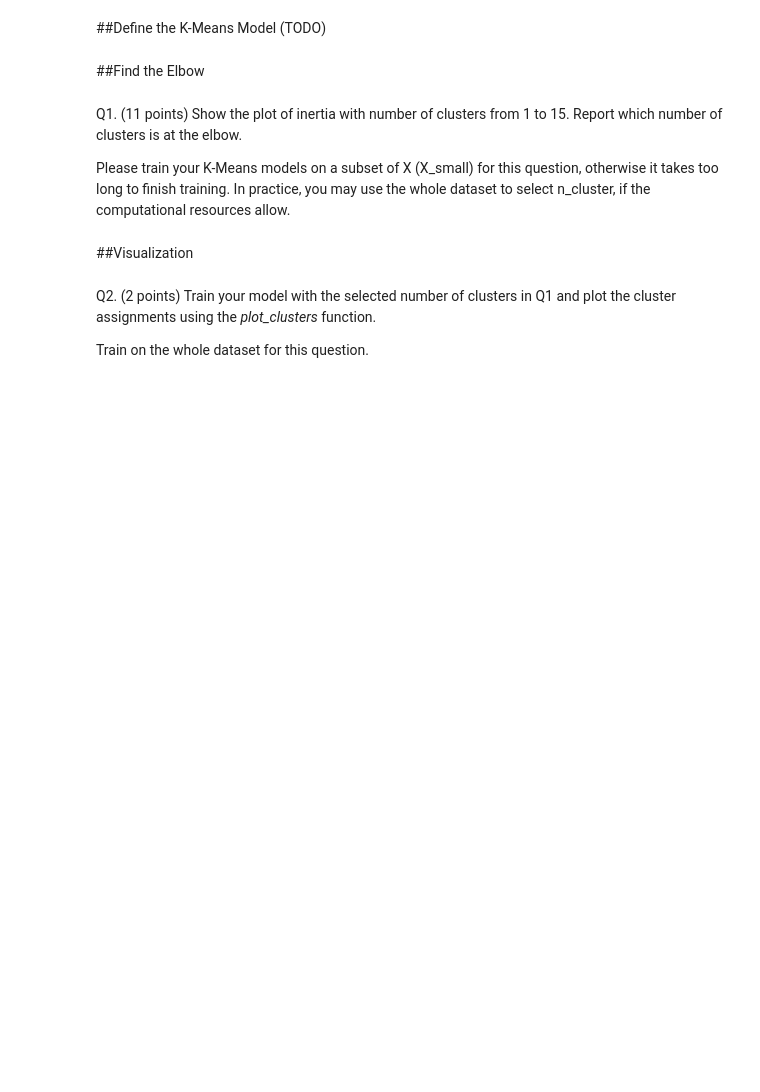
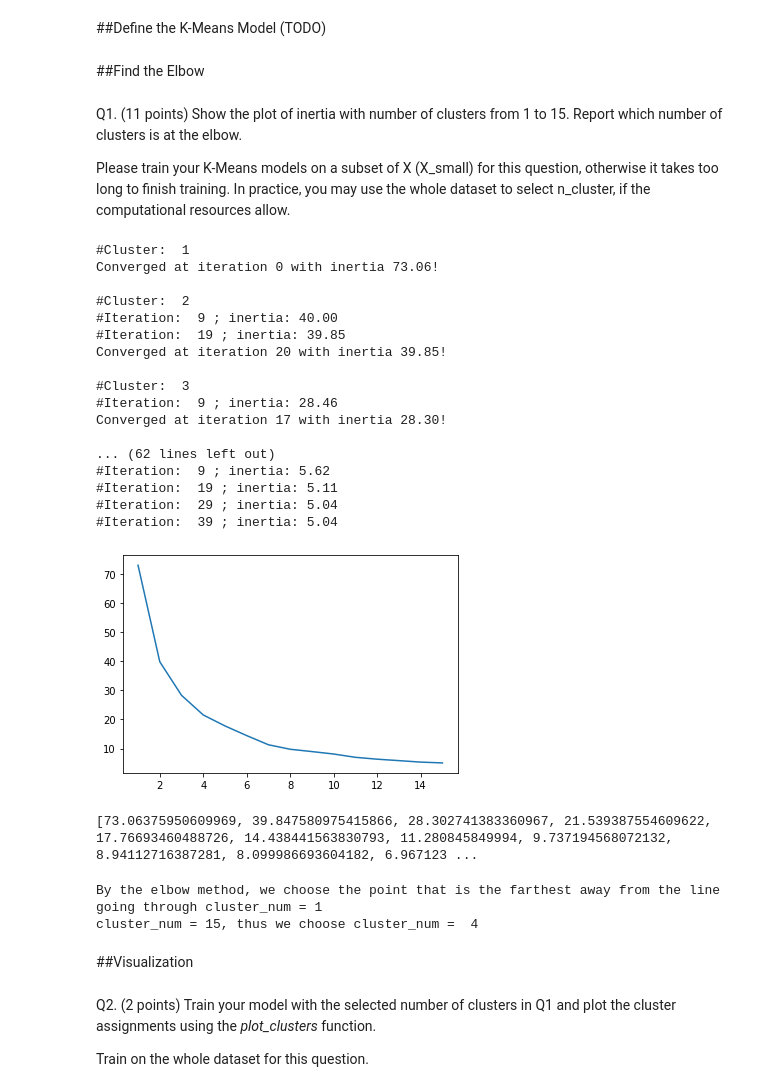
Before and after one commit to MeredithGao/ML-23, a Jupyter notebook: HW5/hw5_lab.ipynb, the cells around one changed output. Saved outputs shown, nothing was run; the diff lists cells and outputs as text; code cells hidden in the pictures; blank space fills up the shorter version.

```diff
--- a/HW5/hw5_lab.ipynb
+++ b/HW5/hw5_lab.ipynb
@@ -18,5 +23,5 @@ from matplotlib import pyplot as plt
 # %%
-df = pd.read_csv("BPD_2012_2017.csv")
+df = pd.read_csv("/content/drive/MyDrive/BPD_2012_2017.csv")
 print(len(df))
 # Drop missing values
 df = df.dropna(subset=['Longitude', 'Latitude'])
@@ -36,6 +47,7 @@ plt.scatter(X[:,0], X[:,1], 2)
 class Kmeans:
     def __init__(self, n_clusters):
         self.n_clusters = n_clusters
+        self.means = np.empty((self.n_clusters,2))
 
     def pairwise_distance(self, X, C):
         # Calculate the pairwise Euclidean distance between two numpy arrays X and C
@@ -53,44 +65,55 @@ class Kmeans:
 
         #########################Step 1##########################
         # 1.1 Assign a random point as the prototype for each cluster
-        TODO
+        l = np.random.choice(range(n_samples),self.n_clusters,replace= False)
+        for i in range(self.n_clusters):
+          self.means[i] = X_train[l[i],:]
 
         # 1.2 Calculate the distance between samples and initial prototypes
         # You may use the self.pairwise_distance function
-        TODO
+        dist_all = self.pairwise_distance(X_train,self.means)
         # 1.3 Assign points to clusters
-        TODO
+        assi = np.argmin(dist_all, axis = 1)
 
         # Start iterative training
         for n_iter in range(max_iter):
             ######################Step 2#########################
             # Update the prototypes
-            TODO
+            for c in range(self.n_clusters):
+              x = X_train[:,0]
+              y = X_train[:,1]
+              x_c = x[assi == np.repeat(c,assi.shape[0])]
+              y_c = y[assi == np.repeat(c,assi.shape[0])]
+              self.means[c] = np.array([np.mean(x_c), np.mean(y_c)])
+
 
             ######################Step 3#########################
             # 3.1 Calculate the updated distance between samples and prototypes
             # You may use the self.pairwise_distance function
-            TODO
+            dist_all = self.pairwise_distance(X_train,self.means)
             # 3.2 Assign points to clusters
-            TODO
+            assi_prev = assi
+            assi = np.argmin(dist_all, axis = 1)
 
-            ######################Step 4#########################
+            ######################Step 4################s#########
             # Calculate the inertia
-            TODO
+            dist = np.amin(dist_all, axis = 1)
+            inertia = sum(dist**2)
             if (n_iter+1) % 10 == 0:
                 print("#Iteration: ", n_iter, "; inertia: {:.2f}".format(inertia))
 
             ######################Step 5#########################
             # Check convergence: whether new cluster assignments are the same as previous cluster assignments
-            if TODO:
-                print("Converged at iteration {0} with inertia {1:.2f}!".format(str(n_iter), inertia))
-                break
+            if np.allclose(assi_prev,assi):
+              print("Converged at iteration {0} with inertia {1:.2f}!".format(str(n_iter), inertia))
+              break
         return inertia
 
     def predict(self, X):
         # Predict the cluster assignments for examples
         # return: an numpy array with the length of X.shape[0]
-        TODO
+        dist_all = self.pairwise_distance(X,self.means)
+        cluster_ids = np.argmin(dist_all, axis = 1)
         return cluster_ids
 # %% [markdown]
 ##Find the Elbow
@@ -112,7 +135,46 @@ Please train your K-Means models on a subset of X (X_small) for this question, o
 # %%
 X_small = X[np.random.choice(X.shape[0], size=int(X.shape[0]*0.1), replace=False),:]  # Do not change this line of code, you should train kmeans on X_small for this question.
 #TODO
 #You might use the plot_tune_n_clusters function
+inertias = plot_tune_n_clusters(X_small, 15, max_iter=40)
+print(inertias)
+# %% [output]
+#Cluster:  1
+Converged at iteration 0 with inertia 73.06!
+
+#Cluster:  2
+#Iteration:  9 ; inertia: 40.00
+#Iteration:  19 ; inertia: 39.85
+Converged at iteration 20 with inertia 39.85!
+
+#Cluster:  3
+#Iteration:  9 ; inertia: 28.46
+Converged at iteration 17 with inertia 28.30!
+
+... (62 lines left out)
+#Iteration:  9 ; inertia: 5.62
+#Iteration:  19 ; inertia: 5.11
+#Iteration:  29 ; inertia: 5.04
+#Iteration:  39 ; inertia: 5.04
+[figure, added]
+[73.06375950609969, 39.847580975415866, 28.302741383360967, 21.539387554609622, 17.76693460488726, 14.438441563830793, 11.280845849994, 9.737194568072132, 8.94112716387281, 8.099986693604182, 6.967123 ...
+# %%
+l = len(inertias)
+d = 0
+c = 1
+for i in range(l-1):
+  p1 = np.array([i+1,inertias[i]] )
+  p2 = np.array([1,inertias[0]] )
+  p3 = np.array([15,inertias[l-1]] )
+  dis = np.cross(p3-p1,p2-p1)/np.linalg.norm(p2 - p3)
+  if dis > d:
+    d = dis
+    c = i+1
+print("By the elbow method, we choose the point that is the farthest away from the line going through cluster_num = 1\n"+
+     "cluster_num = 15, thus we choose cluster_num = ",c)
+# %% [output]
+By the elbow method, we choose the point that is the farthest away from the line going through cluster_num = 1
+cluster_num = 15, thus we choose cluster_num =  4
 # %% [markdown]
 ##Visualization
 # %%
```
Also changed, not shown: parts of 5 cells of this notebook.
